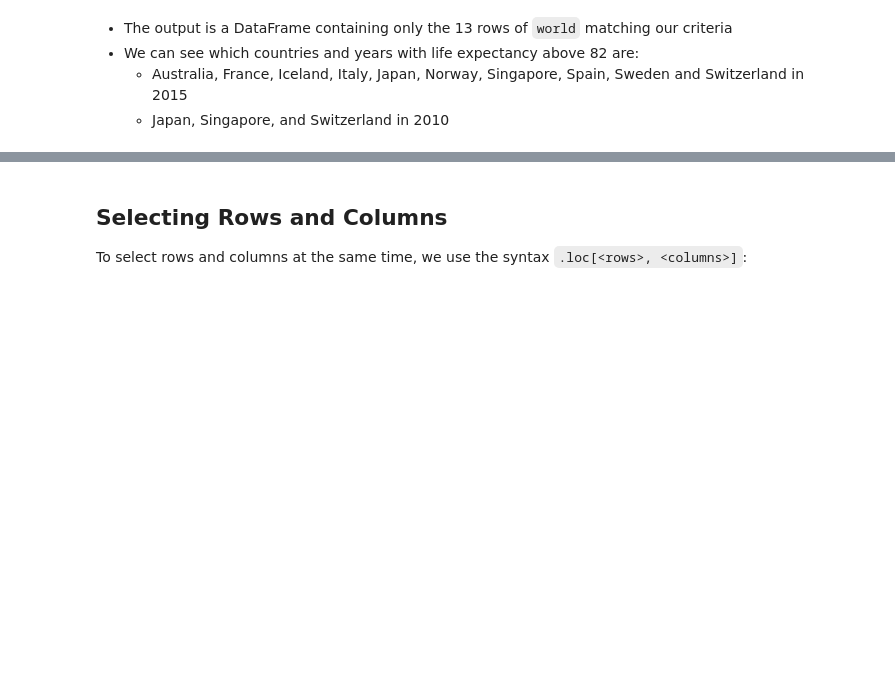
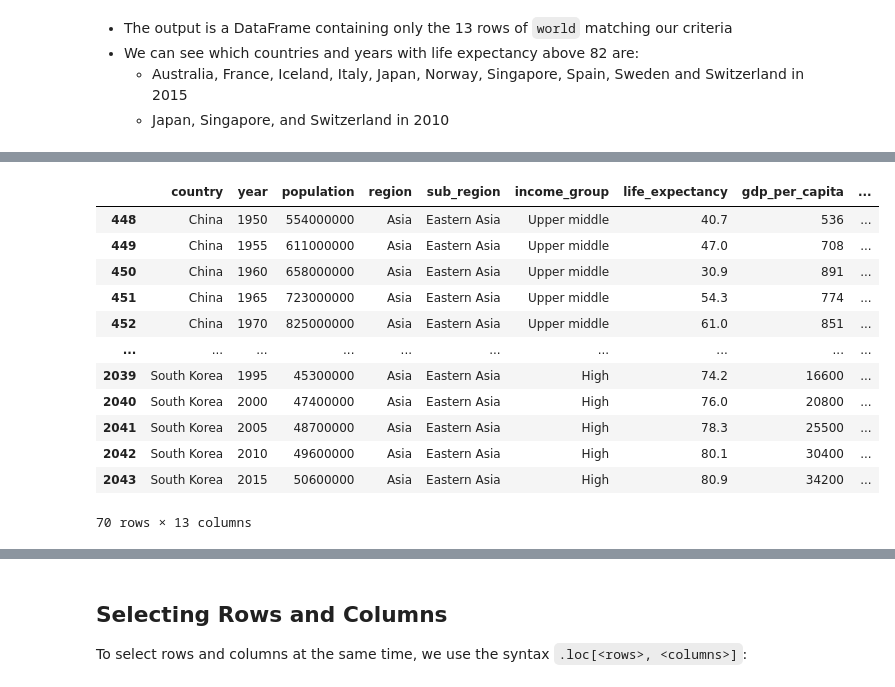
Before and after one commit to jenfly/datajam-python, a Jupyter notebook: 1-pandas.ipynb, the cells around one changed output, grey strips where cells are left out. Cells and saved outputs as stored; diff of their text form; code cells hidden in the pictures; blank space fills up the shorter version.

```diff
--- a/1-pandas.ipynb
+++ b/1-pandas.ipynb
@@ -498,0 +491,17 @@ canada.head()
+# %%
+east_asia = world[world['sub_region'] == 'Eastern Asia']
+east_asia
+# %% [output]
+|  | country | year | population | region | sub_region | income_group | life_expectancy | gdp_per_capita | ... |
+| 448 | China | 1950 | 554000000 | Asia | Eastern Asia | Upper middle | 40.7 | 536 | ... |
+| 449 | China | 1955 | 611000000 | Asia | Eastern Asia | Upper middle | 47.0 | 708 | ... |
+| 450 | China | 1960 | 658000000 | Asia | Eastern Asia | Upper middle | 30.9 | 891 | ... |
+| 451 | China | 1965 | 723000000 | Asia | Eastern Asia | Upper middle | 54.3 | 774 | ... |
+| 452 | China | 1970 | 825000000 | Asia | Eastern Asia | Upper middle | 61.0 | 851 | ... |
+| ... | ... | ... | ... | ... | ... | ... | ... | ... | ... |
+| 2039 | South Korea | 1995 | 45300000 | Asia | Eastern Asia | High | 74.2 | 16600 | ... |
+| 2040 | South Korea | 2000 | 47400000 | Asia | Eastern Asia | High | 76.0 | 20800 | ... |
+| 2041 | South Korea | 2005 | 48700000 | Asia | Eastern Asia | High | 78.3 | 25500 | ... |
+| 2042 | South Korea | 2010 | 49600000 | Asia | Eastern Asia | High | 80.1 | 30400 | ... |
+| 2043 | South Korea | 2015 | 50600000 | Asia | Eastern Asia | High | 80.9 | 34200 | ... |
+70 rows × 13 columns
```
Also changed, not shown: parts of 13 cells of this notebook.
